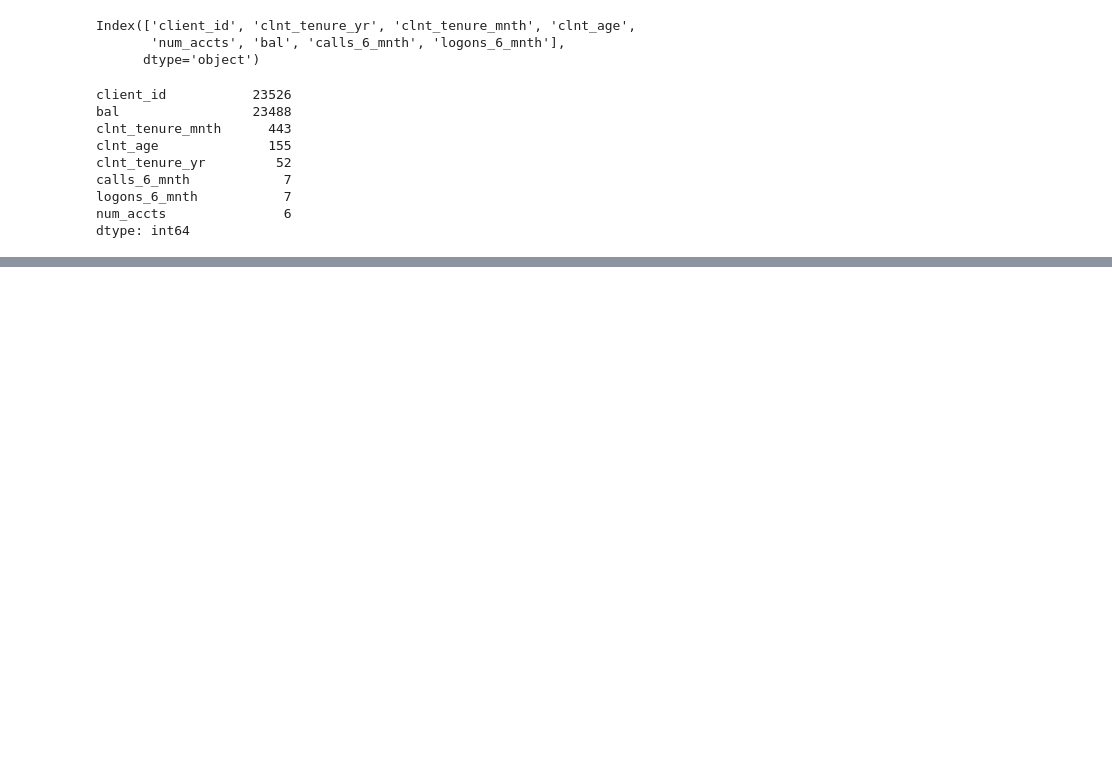
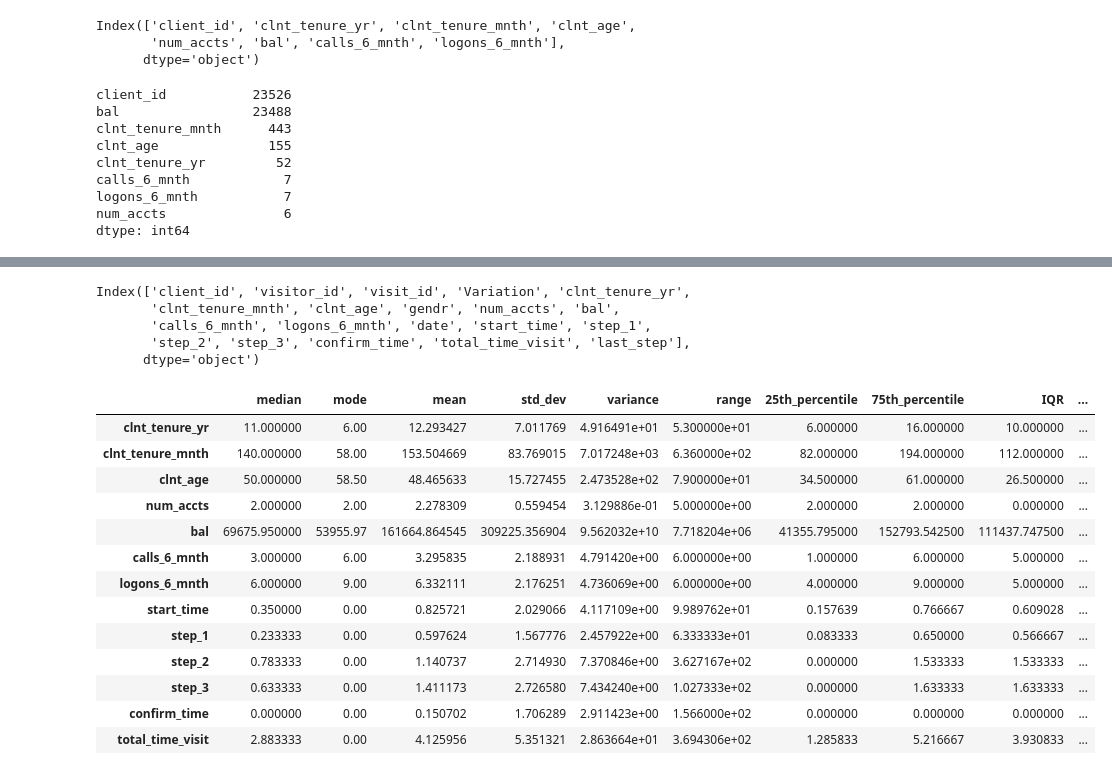
Before and after one commit to DaniCoco31/project_2, a Jupyter notebook: notebooks/exploratory_nb_Daniela.ipynb, the cells around one changed output, grey strips where cells are left out. Drawn from its saved outputs; the diff is of its cells as text; code cells hidden in the pictures; blank space fills up the shorter version.

```diff
--- a/notebooks/exploratory_nb_Daniela.ipynb
+++ b/notebooks/exploratory_nb_Daniela.ipynb
@@ -164,0 +380,8 @@ dtype: int64
+# %%
+df_control_final.columns
+# %% [output]
+Index(['client_id', 'visitor_id', 'visit_id', 'Variation', 'clnt_tenure_yr',
+       'clnt_tenure_mnth', 'clnt_age', 'gendr', 'num_accts', 'bal',
+       'calls_6_mnth', 'logons_6_mnth', 'date', 'start_time', 'step_1',
+       'step_2', 'step_3', 'confirm_time', 'total_time_visit', 'last_step'],
+      dtype='object')
@@ -164,0 +432,21 @@ dtype: int64
+# %%
+numerical_columns = ['clnt_tenure_yr',
+       'clnt_tenure_mnth', 'clnt_age', 'num_accts', 'bal',
+       'calls_6_mnth', 'logons_6_mnth', 'start_time', 'step_1',
+       'step_2', 'step_3', 'confirm_time', 'total_time_visit']
+basic_statistics(df_control_final, numerical_columns)
+# %% [output]
+|  | median | mode | mean | std_dev | variance | range | 25th_percentile | 75th_percentile | IQR | ... |
+| clnt_tenure_yr | 11.000000 | 6.00 | 12.293427 | 7.011769 | 4.916491e+01 | 5.300000e+01 | 6.000000 | 16.000000 | 10.000000 | ... |
+| clnt_tenure_mnth | 140.000000 | 58.00 | 153.504669 | 83.769015 | 7.017248e+03 | 6.360000e+02 | 82.000000 | 194.000000 | 112.000000 | ... |
+| clnt_age | 50.000000 | 58.50 | 48.465633 | 15.727455 | 2.473528e+02 | 7.900000e+01 | 34.500000 | 61.000000 | 26.500000 | ... |
+| num_accts | 2.000000 | 2.00 | 2.278309 | 0.559454 | 3.129886e-01 | 5.000000e+00 | 2.000000 | 2.000000 | 0.000000 | ... |
+| bal | 69675.950000 | 53955.97 | 161664.864545 | 309225.356904 | 9.562032e+10 | 7.718204e+06 | 41355.795000 | 152793.542500 | 111437.747500 | ... |
+| calls_6_mnth | 3.000000 | 6.00 | 3.295835 | 2.188931 | 4.791420e+00 | 6.000000e+00 | 1.000000 | 6.000000 | 5.000000 | ... |
+| logons_6_mnth | 6.000000 | 9.00 | 6.332111 | 2.176251 | 4.736069e+00 | 6.000000e+00 | 4.000000 | 9.000000 | 5.000000 | ... |
+| start_time | 0.350000 | 0.00 | 0.825721 | 2.029066 | 4.117109e+00 | 9.989762e+01 | 0.157639 | 0.766667 | 0.609028 | ... |
+| step_1 | 0.233333 | 0.00 | 0.597624 | 1.567776 | 2.457922e+00 | 6.333333e+01 | 0.083333 | 0.650000 | 0.566667 | ... |
+| step_2 | 0.783333 | 0.00 | 1.140737 | 2.714930 | 7.370846e+00 | 3.627167e+02 | 0.000000 | 1.533333 | 1.533333 | ... |
+| step_3 | 0.633333 | 0.00 | 1.411173 | 2.726580 | 7.434240e+00 | 1.027333e+02 | 0.000000 | 1.633333 | 1.633333 | ... |
+| confirm_time | 0.000000 | 0.00 | 0.150702 | 1.706289 | 2.911423e+00 | 1.566000e+02 | 0.000000 | 0.000000 | 0.000000 | ... |
+| total_time_visit | 2.883333 | 0.00 | 4.125956 | 5.351321 | 2.863664e+01 | 3.694306e+02 | 1.285833 | 5.216667 | 3.930833 | ... |
```
Also changed, not shown: parts of 20 cells of this notebook.
